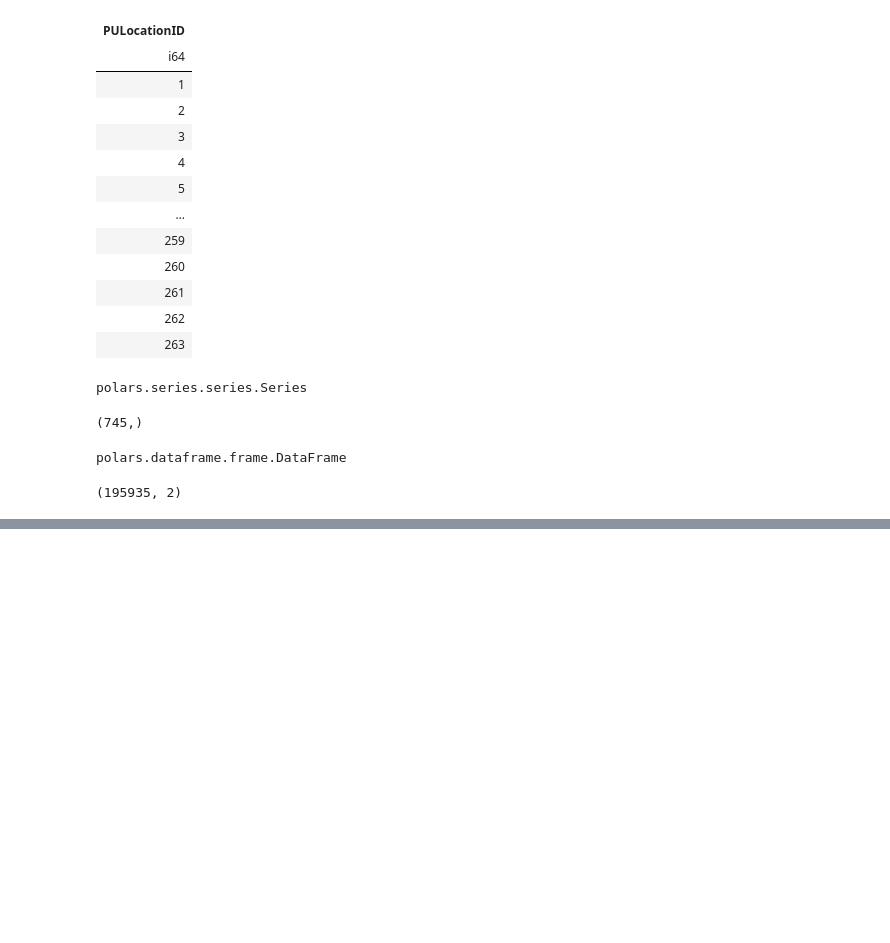
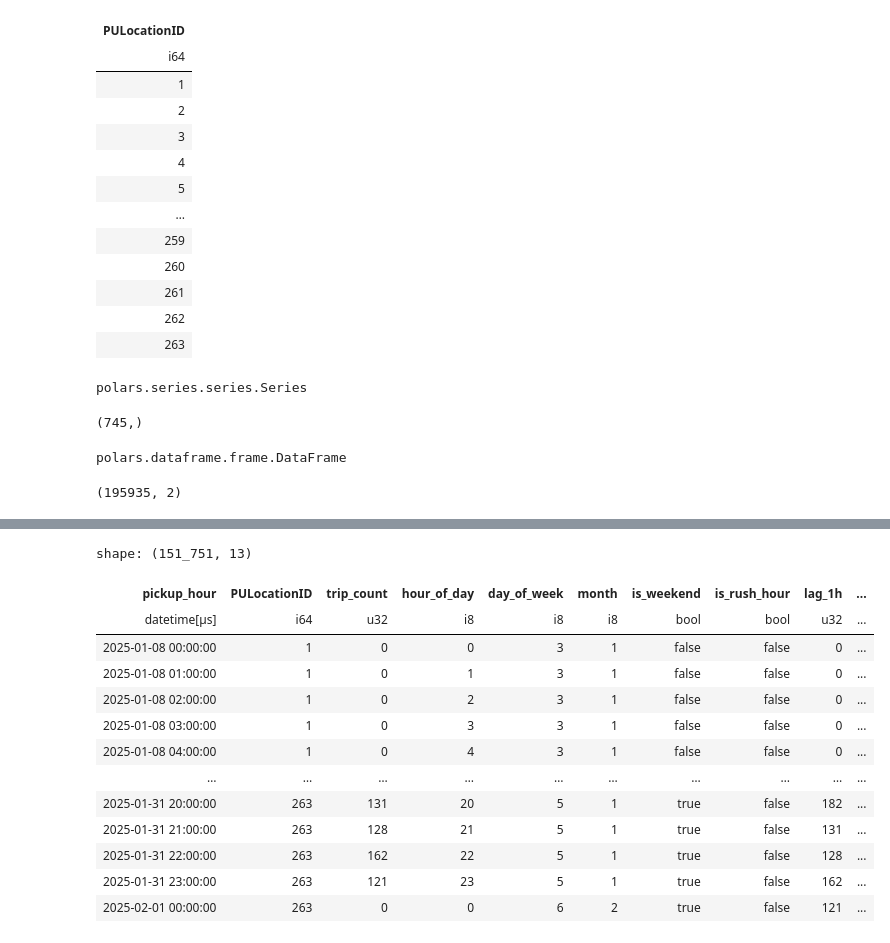
Before and after one commit to anjaneyajavvadi/Ride-Demand-Prediction-System, a Jupyter notebook: notebooks/v1.ipynb, the cells around one changed output, grey strips where cells are left out. Cells and saved outputs as stored; diff of their text form; code cells hidden in the pictures; blank space fills up the shorter version.

```diff
--- a/notebooks/v1.ipynb
+++ b/notebooks/v1.ipynb
@@ -240,0 +255,42 @@ result.shape
+# %%
+
+def drop_nulls(df:pl.DataFrame)->pl.DataFrame:
+    df=df.drop_nulls(subset=[
+        'lag_1h',
+        'lag_24h',
+        'lag_168h',
+        'rolling_mean_3h',
+        'rolling_mean_24h'
+        ])
+    return df
+# %%
+TARGET_COL = "trip_count"
+LOCATION_COL = "PULocationID"
+TIME_COL = "pickup_hour"
+# %%
+def build_features(df:pl.DataFrame)->pl.DataFrame:
+    df=df.sort([LOCATION_COL,TIME_COL])
+    df=add_time_features(df)
+    df=add_lag_features(df)
+    df=add_rolling_features(df)
+    df=drop_nulls(df)
+    return df
+# %%
+featured_df=build_features(result)
+# %%
+featured_df
+# %% [output]
+shape: (151_751, 13)
+| pickup_hour | PULocationID | trip_count | hour_of_day | day_of_week | month | is_weekend | is_rush_hour | lag_1h | ... |
+| datetime[μs] | i64 | u32 | i8 | i8 | i8 | bool | bool | u32 | ... |
+| 2025-01-08 00:00:00 | 1 | 0 | 0 | 3 | 1 | false | false | 0 | ... |
+| 2025-01-08 01:00:00 | 1 | 0 | 1 | 3 | 1 | false | false | 0 | ... |
+| 2025-01-08 02:00:00 | 1 | 0 | 2 | 3 | 1 | false | false | 0 | ... |
+| 2025-01-08 03:00:00 | 1 | 0 | 3 | 3 | 1 | false | false | 0 | ... |
+| 2025-01-08 04:00:00 | 1 | 0 | 4 | 3 | 1 | false | false | 0 | ... |
+| … | … | … | … | … | … | … | … | … | ... |
+| 2025-01-31 20:00:00 | 263 | 131 | 20 | 5 | 1 | true | false | 182 | ... |
+| 2025-01-31 21:00:00 | 263 | 128 | 21 | 5 | 1 | true | false | 131 | ... |
+| 2025-01-31 22:00:00 | 263 | 162 | 22 | 5 | 1 | true | false | 128 | ... |
+| 2025-01-31 23:00:00 | 263 | 121 | 23 | 5 | 1 | true | false | 162 | ... |
+| 2025-02-01 00:00:00 | 263 | 0 | 0 | 6 | 2 | true | false | 121 | ... |
```
Also changed, not shown: parts of 14 cells of this notebook, 2 other files.
